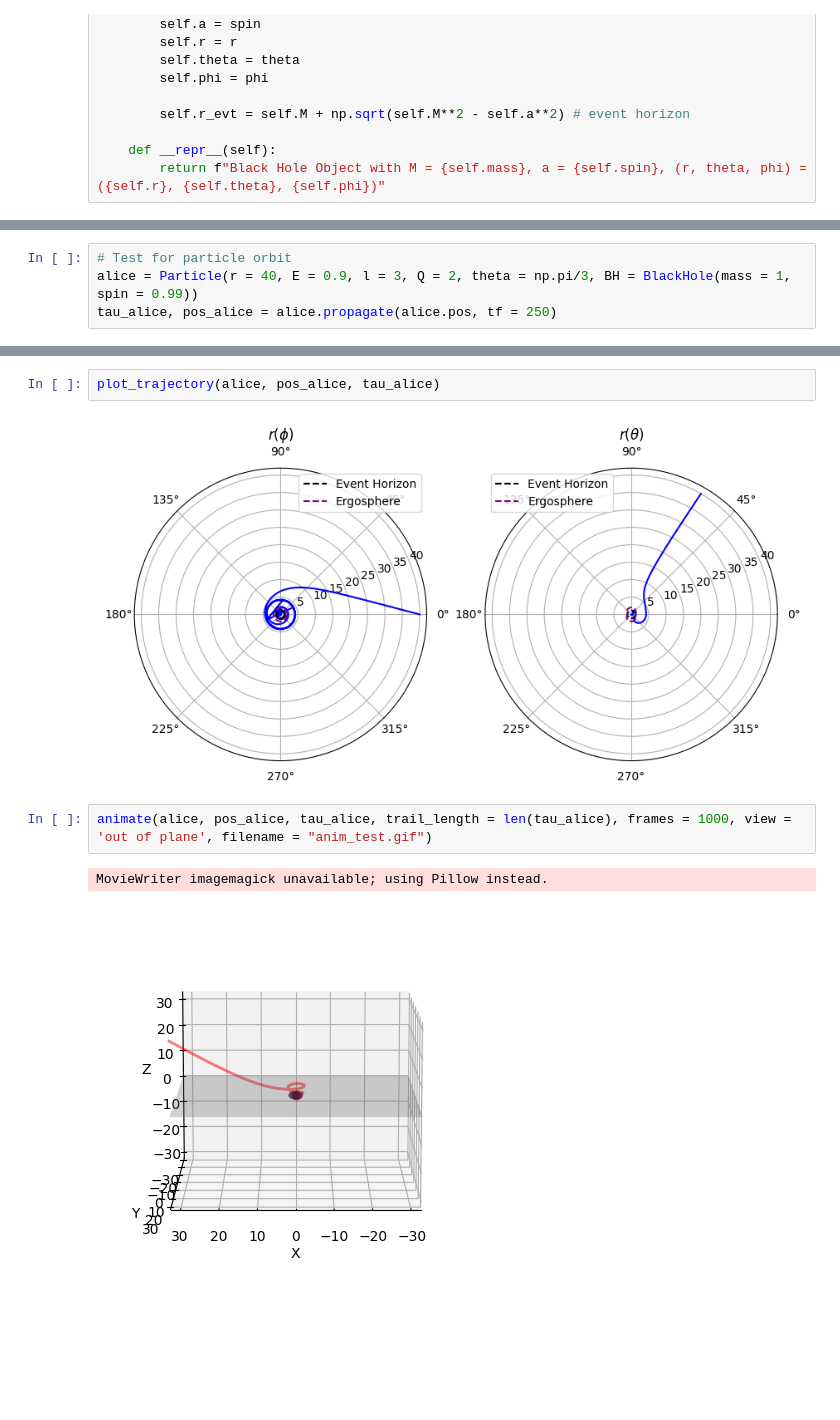
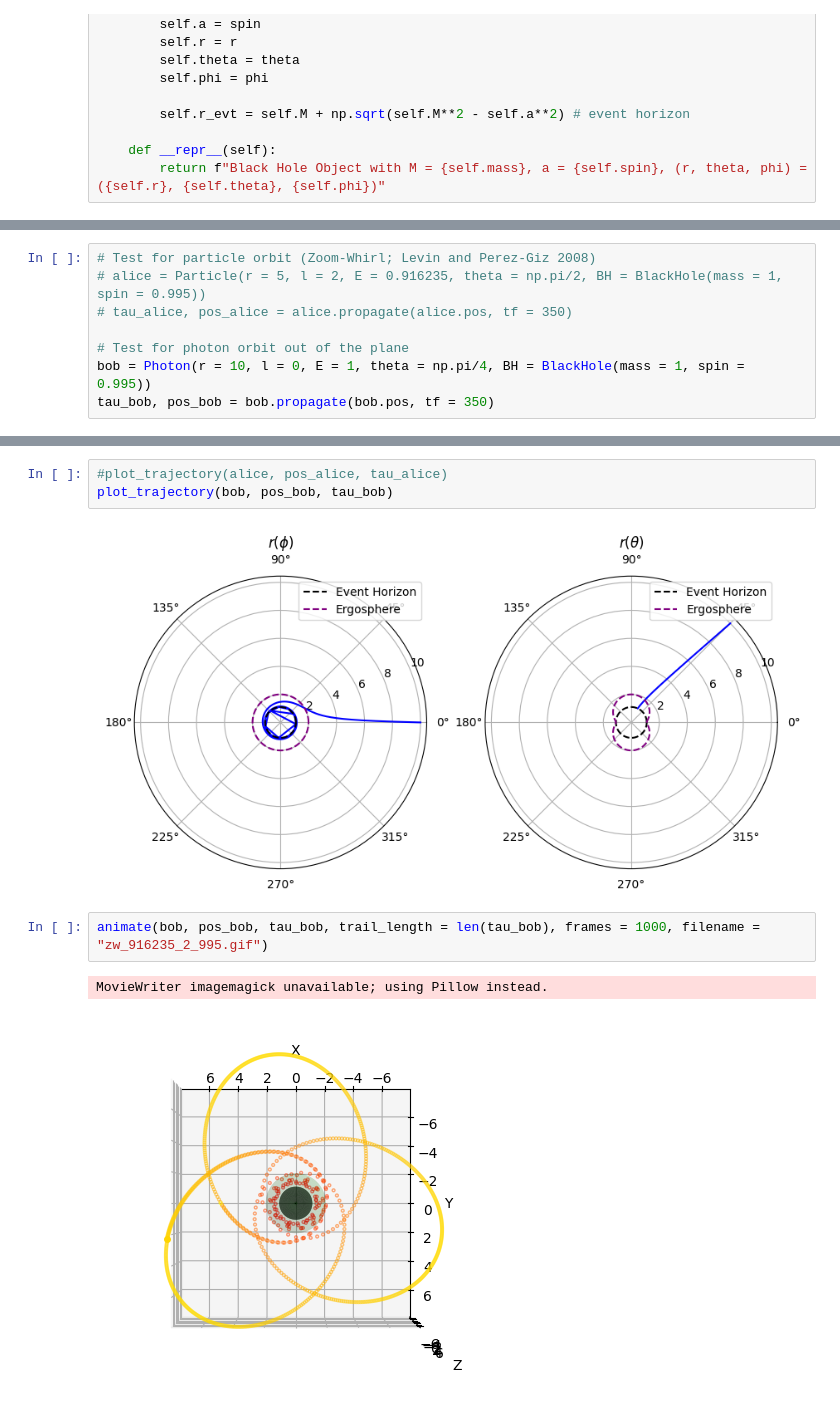
Before and after one commit to yashgursahani/astr680_project, a Jupyter notebook: BH_orbits.ipynb, the cells around one changed output, grey strips where cells are left out. Saved outputs shown, nothing was run; the diff lists cells and outputs as text; blank space fills up the shorter version.

```diff
--- a/BH_orbits.ipynb
+++ b/BH_orbits.ipynb
@@ -799,7 +797,11 @@ def plot_trajectory(particle, pos, tau):
     ax[0].legend()
     ax[1].legend()
 # %%
-# Test for particle orbit
-alice = Particle(r = 40, E = 0.9, l = 3, Q = 2, theta = np.pi/3, BH = BlackHole(mass = 1, spin = 0.99))
-tau_alice, pos_alice = alice.propagate(alice.pos, tf = 250)
+# Test for particle orbit (Zoom-Whirl; Levin and Perez-Giz 2008)
+# alice = Particle(r = 5, l = 2, E = 0.916235, theta = np.pi/2, BH = BlackHole(mass = 1, spin = 0.995))
+# tau_alice, pos_alice = alice.propagate(alice.pos, tf = 350)
+
+# Test for photon orbit out of the plane
+bob = Photon(r = 10, l = 0, E = 1, theta = np.pi/4, BH = BlackHole(mass = 1, spin = 0.995))
+tau_bob, pos_bob = bob.propagate(bob.pos, tf = 350)
 # %% [output]
@@ -827,9 +814,10 @@ plot_coords(alice, pos_alice, tau_alice)
 # %%
-plot_trajectory(alice, pos_alice, tau_alice)
+#plot_trajectory(alice, pos_alice, tau_alice)
+plot_trajectory(bob, pos_bob, tau_bob)
 # %% [output]
-[figure, old version]
+[figure, new version]
 # %%
-animate(alice, pos_alice, tau_alice, trail_length = len(tau_alice), frames = 1000, view = 'out of plane', filename = "anim_test.gif")
+animate(bob, pos_bob, tau_bob, trail_length = len(tau_bob), frames = 1000, filename = "zw_916235_2_995.gif")
 # %% [output]
 MovieWriter imagemagick unavailable; using Pillow instead.
-[figure, old version]
+[figure, new version]
```
Also changed, not shown: parts of 8 cells of this notebook.
